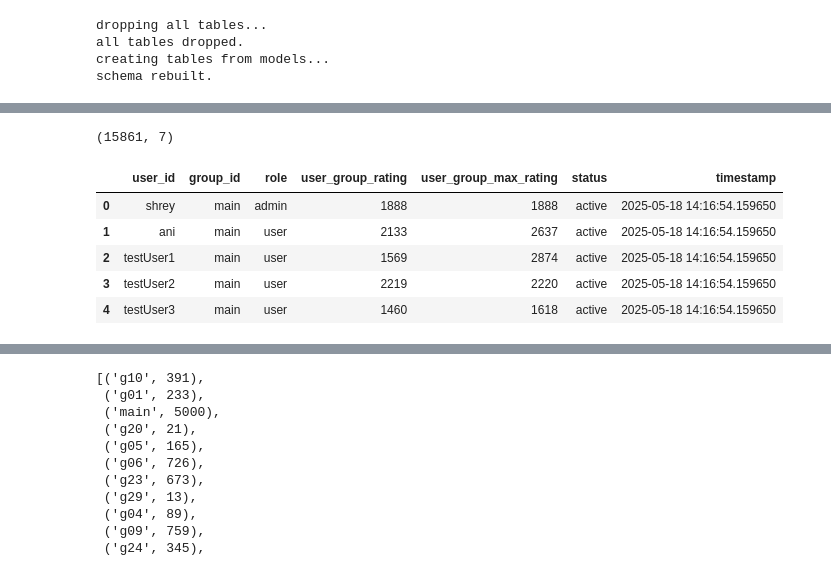
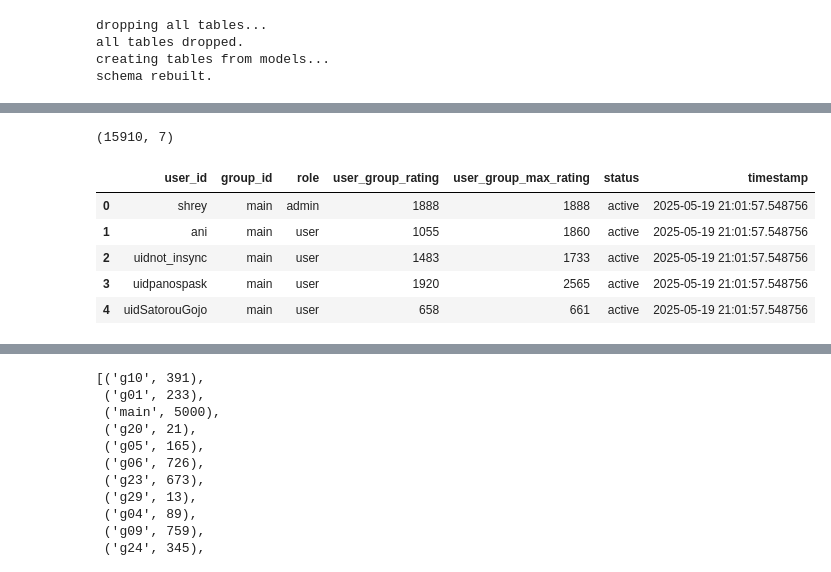
Before and after one commit to welcome-to-the-sunny-side/rshf, a Jupyter notebook: backend/sym.ipynb, the cells around one changed output, grey strips where cells are left out. Cells and saved outputs as stored; diff of their text form; code cells hidden in the pictures.

```diff
--- a/backend/sym.ipynb
+++ b/backend/sym.ipynb
@@ -30,0 +56,3 @@ from sqlalchemy import func
+# %%
+cfhandles = list(cfhandles)
+len(cfhandles)
@@ -149,6 +179,22 @@ admin_users = [
 
 users = admin_users
 
+for handle in cfhandles:
+    uid = 'uid' + handle
+    users.append(
+        User(
+            user_id=uid,
+            role=Role.user,
+            cf_handle=handle,
+            atcoder_handle=None if random.random() < 0.5 else uid + "_ac",
+            codechef_handle=None if random.random() < 0.7 else uid + "_cc",
+            twitter_handle=None if random.random() < 0.6 else uid + "_tw",
+            trusted_score=random.randint(0, 100),
+            email_id=str(uid) + '@gmail.com',
+            hashed_password=hash_password(DEFAULT_PASS),
+        )
+    )
+
 # create 5000 users
 while len(users) < NUM_USERS:
     uid = 'testUser' + str(len(users)-1)
@@ -241,7 +281,7 @@ memberships.append(GroupMembership(
     user_group_max_rating=1888,
 ))
 
-for i in range(1, NUM_USERS):
+for i in range(1, len(users)):
     mxr = int(random.random() * 3000)
     cur = mxr - int(random.random() * (mxr/2))
     memberships.append(
@@ -256,47 +296,47 @@ for i in range(1, NUM_USERS):
 
 # add memberships to other groups
 size_palette = [5, 8, 13, 21, 34, 55, 89, 144, 233, 377, 610, 987, 1597]
-while len(size_palette) < NUM_GROUPS - 1:
+while len(size_palette) < len(groups) - 1:
     size_palette.append(random.randint(10, 800))
 random.shuffle(size_palette)
 
-user_idx = [i for i in range(NUM_USERS)]
+user_idx = [i for i in range(len(users))]
 
-for i in range(1, NUM_GROUPS):
+for i in range(1, len(groups)):
     grp_size = size_palette[i-1]
     members = pick_random_subset(user_idx, grp_size)
     # admin for this group
     memberships.append(
         GroupMembership(
             user_id = users[members[0]].user_id,
             group_id = groups[i].group_id,
             role=Role.admin,
             user_group_rating=1500,
             user_group_max_rating=1500,
         )
     )
     for j in members[1:]:
         memberships.append(
             GroupMembership(
                 user_id=users[j].user_id,
                 group_id=groups[i].group_id,
                 role=Role.user,
                 user_group_rating=1500,
                 user_group_max_rating=1500,
             )
         )
 
 db.add_all(memberships)
 db.commit()
 
 membership_df = pd.read_sql("SELECT * FROM group_memberships", engine)
 print(membership_df.shape)
 membership_df.head()
 # %% [output]
-(15861, 7)
+(15910, 7)
 |  | user_id | group_id | role | user_group_rating | user_group_max_rating | status | timestamp |
-| 0 | shrey | main | admin | 1888 | 1888 | active | 2025-05-18 14:16:54.159650 |
-| 1 | ani | main | user | 2133 | 2637 | active | 2025-05-18 14:16:54.159650 |
-| 2 | testUser1 | main | user | 1569 | 2874 | active | 2025-05-18 14:16:54.159650 |
-| 3 | testUser2 | main | user | 2219 | 2220 | active | 2025-05-18 14:16:54.159650 |
-| 4 | testUser3 | main | user | 1460 | 1618 | active | 2025-05-18 14:16:54.159650 |
+| 0 | shrey | main | admin | 1888 | 1888 | active | 2025-05-19 21:01:57.548756 |
+| 1 | ani | main | user | 1055 | 1860 | active | 2025-05-19 21:01:57.548756 |
+| 2 | uidnot_insync | main | user | 1483 | 1733 | active | 2025-05-19 21:01:57.548756 |
+| 3 | uidpanospask | main | user | 1920 | 2565 | active | 2025-05-19 21:01:57.548756 |
+| 4 | uidSatorouGojo | main | user | 658 | 661 | active | 2025-05-19 21:01:57.548756 |
```
Also changed, not shown: parts of 18 cells of this notebook, 15 other files.
